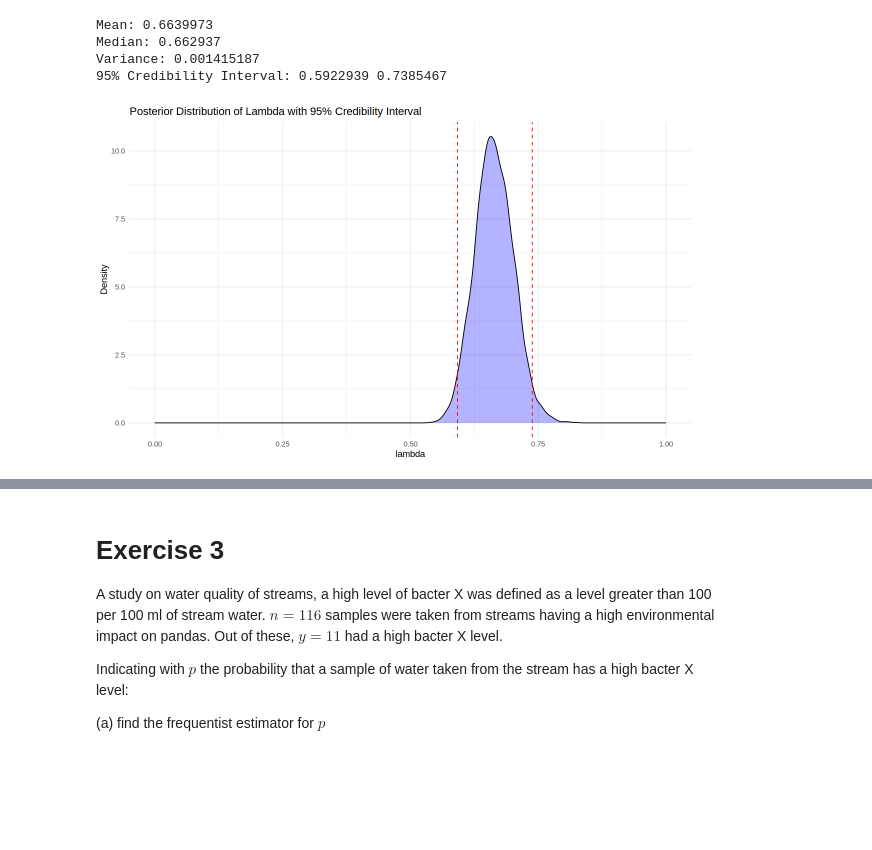
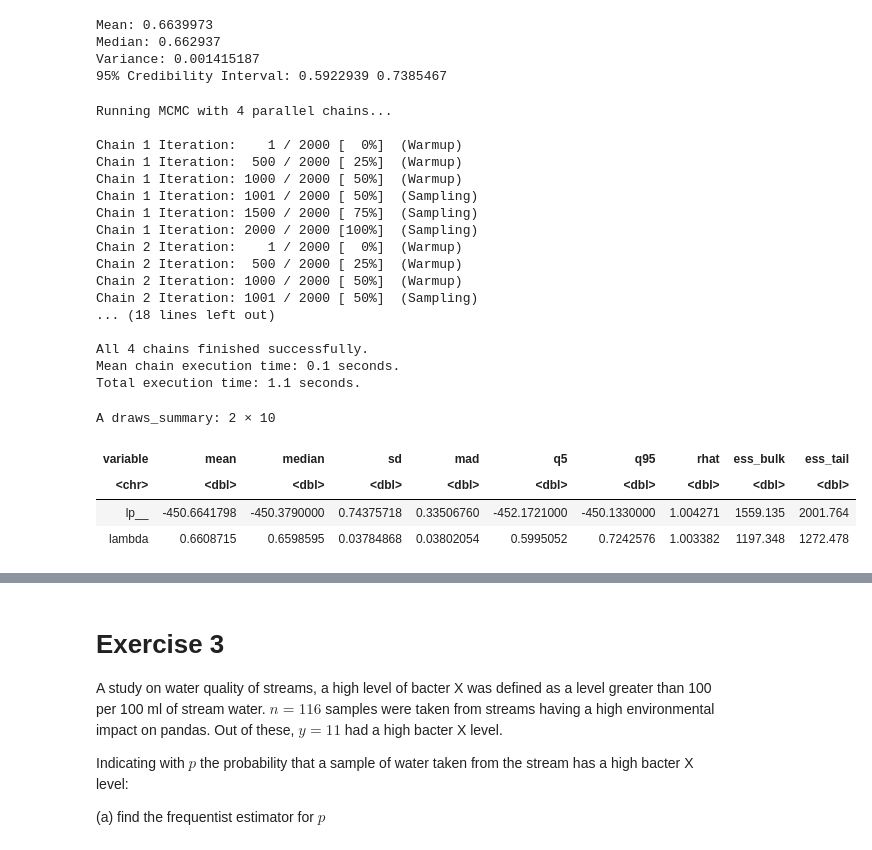
Before and after one commit to Kallo27/Advanced_statistics, a Jupyter notebook: Lab06/CalandraBuonaura_LorenzoRlab06.ipynb, the cells around one changed output, grey strips where cells are left out. Saved outputs shown, nothing was run; the diff lists cells and outputs as text; code cells hidden in the pictures; blank space fills up the shorter version.

```diff
--- a/Lab06/CalandraBuonaura_LorenzoRlab06.ipynb
+++ b/Lab06/CalandraBuonaura_LorenzoRlab06.ipynb
@@ -212,21 +217,3 @@ Mean: 0.6639973
 Median: 0.662937
 Variance: 0.001415187
 95% Credibility Interval: 0.5922939 0.7385467
-# %%
-lambda_samples <- as.vector(as.matrix(posterior_samples))
-
-options(repr.plot.width = 10, repr.plot.height = 6)
-
-ggplot(data = data.frame(lambda = lambda_samples), aes(x = lambda)) +
-  geom_density(fill = "blue", alpha = 0.3) +
-  geom_vline(xintercept = cred_interval[1],
-             linetype = "dashed", color = "red") +
-  geom_vline(xintercept = cred_interval[2],
-             linetype = "dashed", color = "red") +
-  labs(title = "Posterior Distribution of Lambda with 95% Credibility Interval",
-       x = "lambda",
-       y = "Density") +
-  xlim(0, 1) +
-  theme_minimal()
-# %% [output]
-[figure, removed]
@@ -232,0 +237,35 @@ ggplot(data = data.frame(lambda = lambda_samples), aes(x = lambda)) +
+# %%
+fit <- mod$sample(
+  data = data_list,
+  seed = 123,
+  chains = 4,
+  parallel_chains = 4,
+  refresh = 500,
+  iter_warmup = 1000,
+  iter_sampling = 1000
+)
+
+fit$summary()
+# %% [output]
+Running MCMC with 4 parallel chains...
+
+Chain 1 Iteration:    1 / 2000 [  0%]  (Warmup)
+Chain 1 Iteration:  500 / 2000 [ 25%]  (Warmup)
+Chain 1 Iteration: 1000 / 2000 [ 50%]  (Warmup)
+Chain 1 Iteration: 1001 / 2000 [ 50%]  (Sampling)
+Chain 1 Iteration: 1500 / 2000 [ 75%]  (Sampling)
+Chain 1 Iteration: 2000 / 2000 [100%]  (Sampling)
+Chain 2 Iteration:    1 / 2000 [  0%]  (Warmup)
+Chain 2 Iteration:  500 / 2000 [ 25%]  (Warmup)
+Chain 2 Iteration: 1000 / 2000 [ 50%]  (Warmup)
+Chain 2 Iteration: 1001 / 2000 [ 50%]  (Sampling)
+... (18 lines left out)
+
+All 4 chains finished successfully.
+Mean chain execution time: 0.1 seconds.
+Total execution time: 1.1 seconds.
+A draws_summary: 2 × 10
+| variable | mean | median | sd | mad | q5 | q95 | rhat | ess_bulk | ess_tail |
+| <chr> | <dbl> | <dbl> | <dbl> | <dbl> | <dbl> | <dbl> | <dbl> | <dbl> | <dbl> |
+| lp__ | -450.6641798 | -450.3790000 | 0.74375718 | 0.33506760 | -452.1721000 | -450.1330000 | 1.004271 | 1559.135 | 2001.764 |
+| lambda | 0.6608715 | 0.6598595 | 0.03784868 | 0.03802054 | 0.5995052 | 0.7242576 | 1.003382 | 1197.348 | 1272.478 |
```
Also changed, not shown: parts of 11 cells of this notebook, 3 other files.
